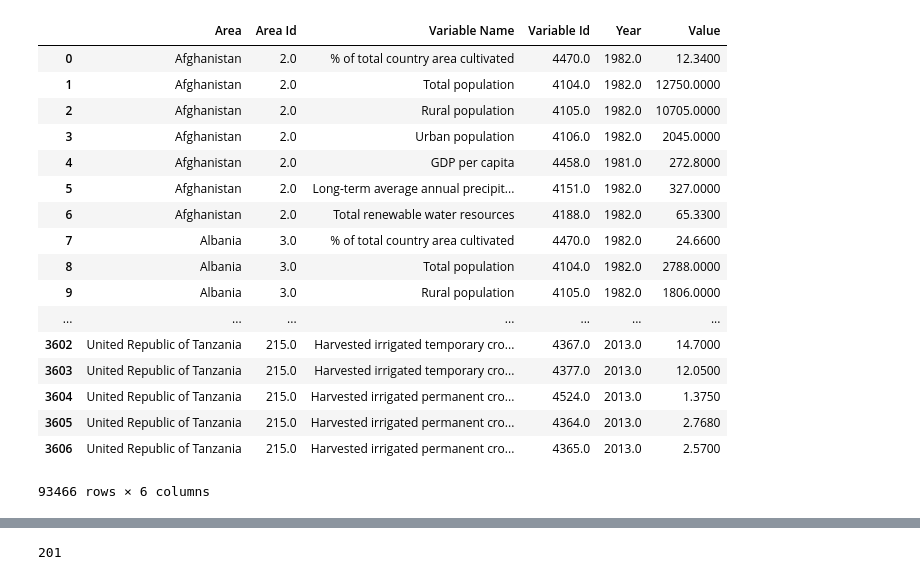
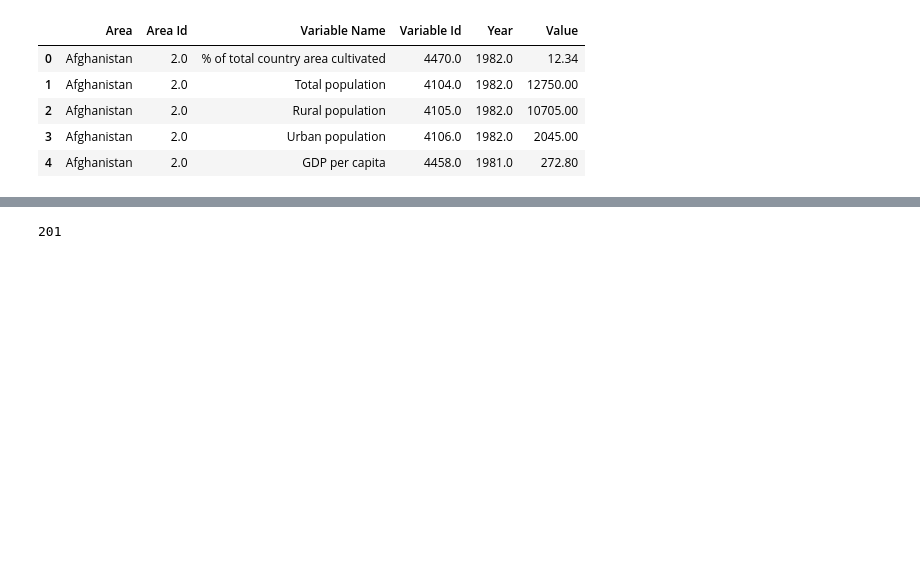
Before and after one commit to morakha/MENA-Water-Resource-Allocation---ML-approach, a Jupyter notebook: ERG 131 Clean data (Final Project).ipynb, the cells around one changed output, grey strips where cells are left out. Cells and saved outputs as stored; diff of their text form; code cells hidden in the pictures; blank space fills up the shorter version.

```diff
--- a/ERG 131 Clean data (Final Project).ipynb
+++ b/ERG 131 Clean data (Final Project).ipynb
@@ -22,26 +22,14 @@ df14 = pd.read_csv('as14.csv',lineterminator='\r')[:-1]
 df = pd.concat([df1,df2,df3,df4,df5,df6,df7,df8,df9,df10,df11,df12,df13,df14])
 # %%
 df.Area.replace(regex=True,inplace=True,to_replace=r'\n',value=r'')
-df
+df.head()
 # %% [output]
 |  | Area | Area Id | Variable Name | Variable Id | Year | Value |
-| 0 | Afghanistan | 2.0 | % of total country area cultivated | 4470.0 | 1982.0 | 12.3400 |
-| 1 | Afghanistan | 2.0 | Total population | 4104.0 | 1982.0 | 12750.0000 |
-| 2 | Afghanistan | 2.0 | Rural population | 4105.0 | 1982.0 | 10705.0000 |
-| 3 | Afghanistan | 2.0 | Urban population | 4106.0 | 1982.0 | 2045.0000 |
-| 4 | Afghanistan | 2.0 | GDP per capita | 4458.0 | 1981.0 | 272.8000 |
-| 5 | Afghanistan | 2.0 | Long-term average annual precipit... | 4151.0 | 1982.0 | 327.0000 |
-| 6 | Afghanistan | 2.0 | Total renewable water resources | 4188.0 | 1982.0 | 65.3300 |
-| 7 | Albania | 3.0 | % of total country area cultivated | 4470.0 | 1982.0 | 24.6600 |
-| 8 | Albania | 3.0 | Total population | 4104.0 | 1982.0 | 2788.0000 |
-| 9 | Albania | 3.0 | Rural population | 4105.0 | 1982.0 | 1806.0000 |
-| ... | ... | ... | ... | ... | ... | ... |
-| 3602 | United Republic of Tanzania | 215.0 | Harvested irrigated temporary cro... | 4367.0 | 2013.0 | 14.7000 |
-| 3603 | United Republic of Tanzania | 215.0 | Harvested irrigated temporary cro... | 4377.0 | 2013.0 | 12.0500 |
-| 3604 | United Republic of Tanzania | 215.0 | Harvested irrigated permanent cro... | 4524.0 | 2013.0 | 1.3750 |
-| 3605 | United Republic of Tanzania | 215.0 | Harvested irrigated permanent cro... | 4364.0 | 2013.0 | 2.7680 |
-| 3606 | United Republic of Tanzania | 215.0 | Harvested irrigated permanent cro... | 4365.0 | 2013.0 | 2.5700 |
+| 0 | Afghanistan | 2.0 | % of total country area cultivated | 4470.0 | 1982.0 | 12.34 |
+| 1 | Afghanistan | 2.0 | Total population | 4104.0 | 1982.0 | 12750.00 |
+| 2 | Afghanistan | 2.0 | Rural population | 4105.0 | 1982.0 | 10705.00 |
+| 3 | Afghanistan | 2.0 | Urban population | 4106.0 | 1982.0 | 2045.00 |
+| 4 | Afghanistan | 2.0 | GDP per capita | 4458.0 | 1981.0 | 272.80 |
-93466 rows × 6 columns
 # %%
 clean_df =  pd.pivot_table(df,index = ['Area','Year'],columns = 'Variable Name', values = 'Value')
 clean_df = clean_df.reset_index()
```
Also changed, not shown: parts of 15 cells of this notebook, 1 other file.
